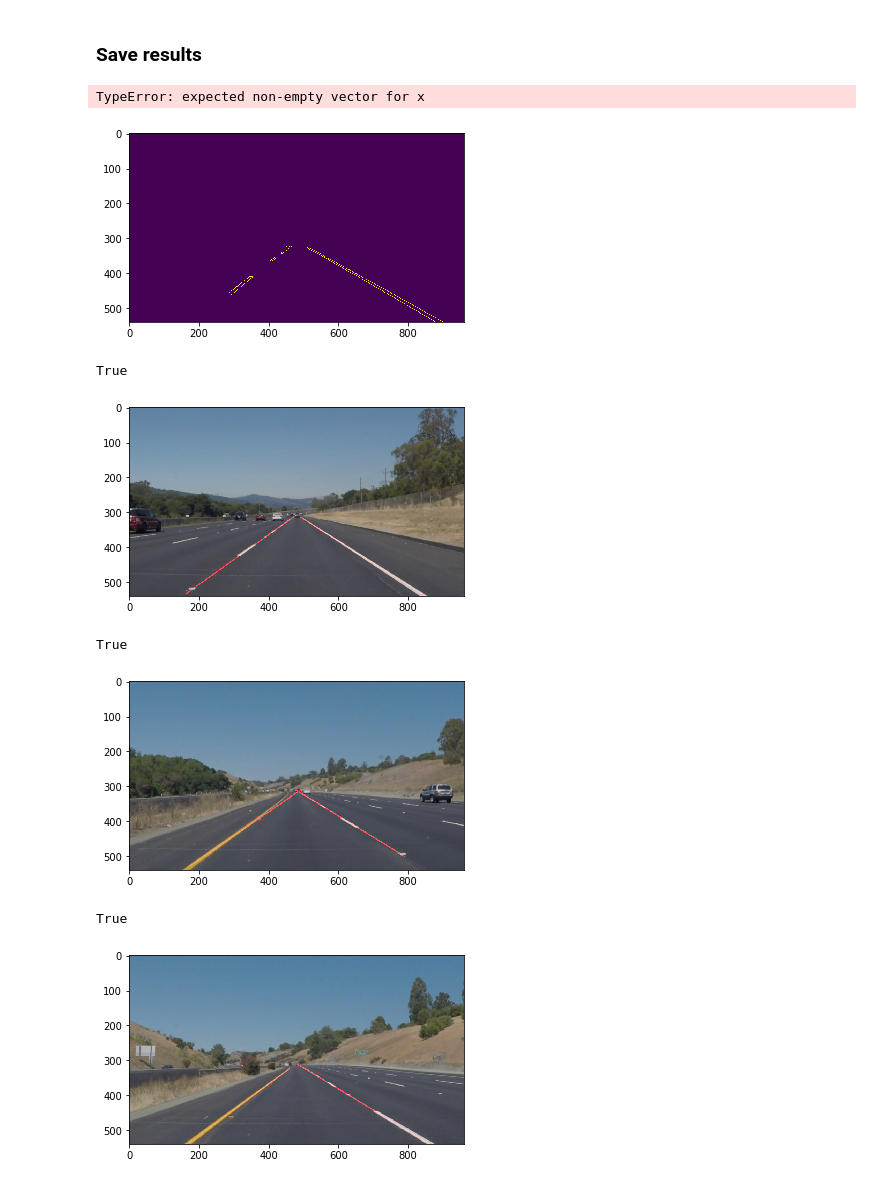
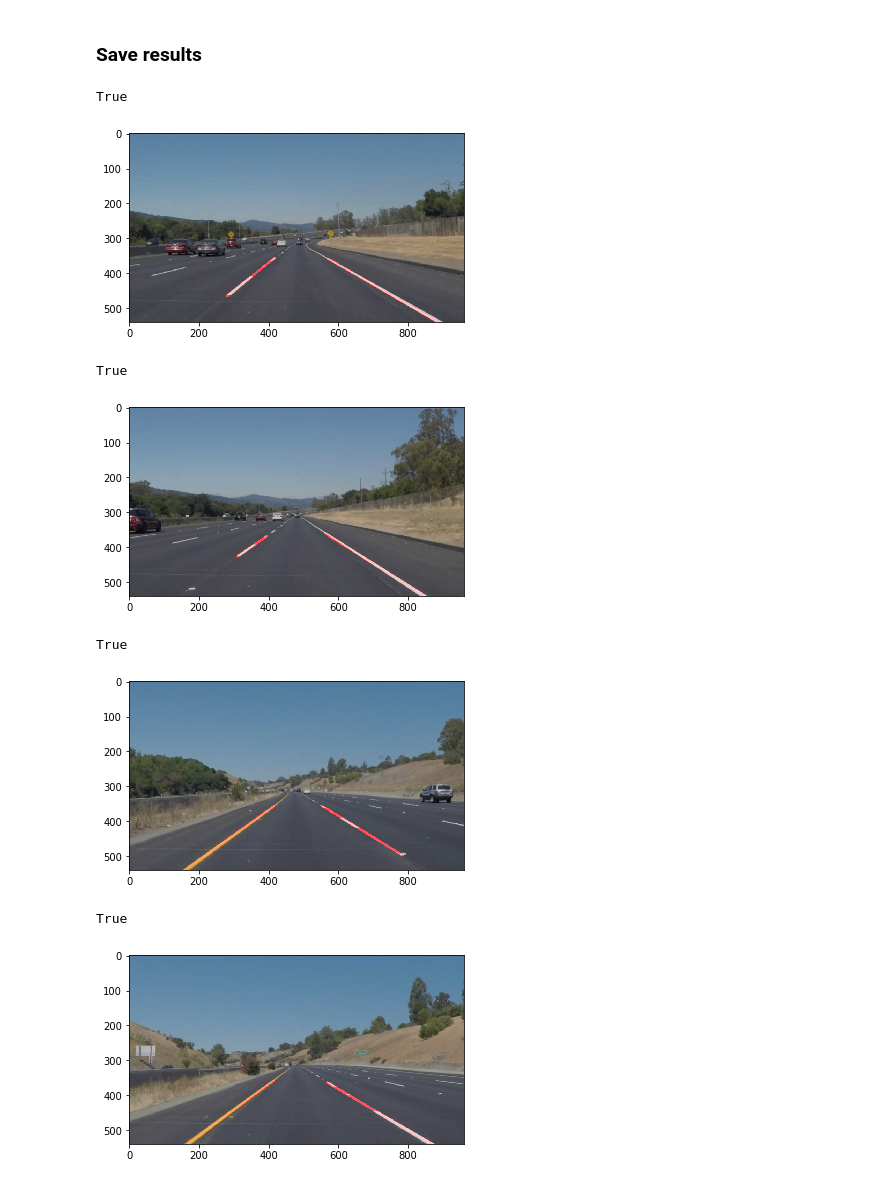
Before and after one commit to MarekWdowiak/Finding-Lane-Lines, a Jupyter notebook: Proj1.ipynb, the cells around one changed output. Saved outputs shown, nothing was run; the diff lists cells and outputs as text; code cells hidden in the pictures.

```diff
--- a/Proj1.ipynb
+++ b/Proj1.ipynb
@@ -127,8 +129,8 @@ def linearRegression(img, lines):
     max_yL = int(round(max(xL) * mL + bL))
     min_yR = int(round(min(xR) * mR + bR))
     max_yR = int(round(max(xR) * mR + bR))
-    cv2.line(img, (min(xL), min_yL), (max(xL), max_yL), [255, 0, 0], 2)
-    cv2.line(img, (min(xR), min_yR), (max(xR), max_yR), [255, 0, 0], 2)
+    cv2.line(img, (min(xL), min_yL), (max(xL), max_yL), [255, 0, 0], 6)
+    cv2.line(img, (min(xR), min_yR), (max(xR), max_yR), [255, 0, 0], 6)
     return img
 
     #for i in range(min(xL), max(xL)):
@@ -156,7 +158,7 @@ def weighted_img(img, initial_img, α=0.8, β=1., γ=0.):
 # %% [markdown]
 ### Pipeline
 # %%
-def pipeline(img):
+def process_image(img):
     plt.imshow(img)
     grayImg = grayscale(img)
     plt.imshow(grayImg, cmap='gray')
@@ -167,11 +169,11 @@ def pipeline(img):
     plt.imshow(cannyImg, cmap='Greys_r')
 
     imshape = img.shape
-    vertices = np.array([[(0,imshape[0]),(450, 315), (490, 315), (imshape[1],imshape[0])]], dtype=np.int32)
+    vertices = np.array([[(100,imshape[0]),(400, 360), (600, 360), (imshape[1],imshape[0])]], dtype=np.int32)
     maskedImg = region_of_interest(cannyImg, vertices);
     plt.imshow(maskedImg)
 
-    houghImg, lines = hough_lines(maskedImg, 2, np.pi/180, 15, 200, 150)
+    houghImg, lines = hough_lines(maskedImg, 2, np.pi/180, 15, 50, 120)
 
     linesImg = linearRegression(houghImg, lines)
 
@@ -180,31 +182,35 @@ def pipeline(img):
 # %% [markdown]
 ### Save results
 # %%
-img = pipeline(image[0])
+img = process_image(image[0])
 plt.imshow(img)
+img = cv2.cvtColor(img, cv2.COLOR_RGB2BGR)
 cv2.imwrite("test_images_output/solidWhiteCurveOut.png", img)
 # %% [output]
-TypeError: expected non-empty vector for x
+True
-[figure, old version]
+[figure, new version]
 # %%
-img = pipeline(image[1])
+img = process_image(image[1])
 plt.imshow(img)
+img = cv2.cvtColor(img, cv2.COLOR_RGB2BGR)
 cv2.imwrite("test_images_output/solidWhiteRightOut.png", img)
 # %% [output]
 True
-[figure, old version]
+[figure, new version]
 # %%
-img = pipeline(image[2])
+img = process_image(image[2])
 plt.imshow(img)
+img = cv2.cvtColor(img, cv2.COLOR_RGB2BGR)
 cv2.imwrite("test_images_output/solidYellowCurveOut.png", img)
 # %% [output]
 True
-[figure, old version]
+[figure, new version]
 # %%
-img = pipeline(image[3])
+img = process_image(image[3])
 plt.imshow(img)
+img = cv2.cvtColor(img, cv2.COLOR_RGB2BGR)
 cv2.imwrite("test_images_output/solidYellowCurve2Out.png", img)
 # %% [output]
 True
-[figure, old version]
+[figure, new version]
 # %%
```
Also changed, not shown: parts of 5 cells of this notebook, 10 other files.
